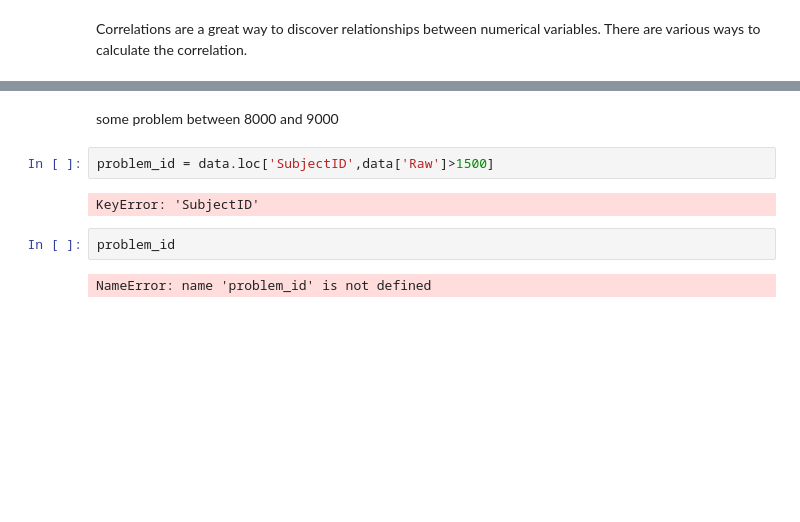
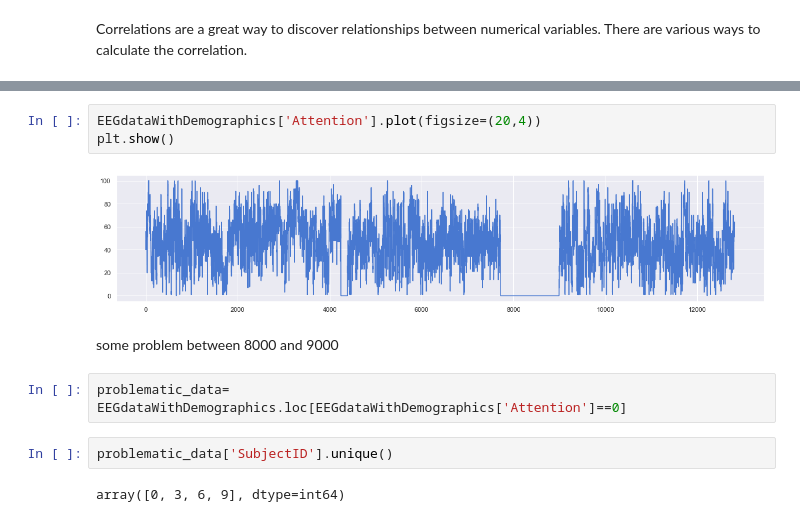
Before and after one commit to mandarmp/EEGNotebooks, a Jupyter notebook: ConfusedStudent/ConfusedStudentEEGDataSet.ipynb, the cells around one changed output, grey strips where cells are left out. Cells and saved outputs as stored; diff of their text form; blank space fills up the shorter version.

```diff
--- a/ConfusedStudent/ConfusedStudentEEGDataSet.ipynb
+++ b/ConfusedStudent/ConfusedStudentEEGDataSet.ipynb
@@ -234,13 +145,16 @@ data['Raw'].plot(figsize=(20,4))
 plt.show()
 # %% [output]
 [figure]
+# %%
+EEGdataWithDemographics['Attention'].plot(figsize=(20,4))
+plt.show()
+# %% [output]
+[figure, added]
 # %% [markdown]
 some problem between 8000 and 9000
-# %%
-problem_id = data.loc['SubjectID',data['Raw']>1500]
-# %% [output]
-KeyError: 'SubjectID'
-# %%
-problem_id
-# %% [output]
-NameError: name 'problem_id' is not defined
+# %%
+problematic_data= EEGdataWithDemographics.loc[EEGdataWithDemographics['Attention']==0]
+# %%
+problematic_data['SubjectID'].unique()
+# %% [output]
+array([0, 3, 6, 9], dtype=int64)
```
Also changed, not shown: parts of 39 cells of this notebook.
